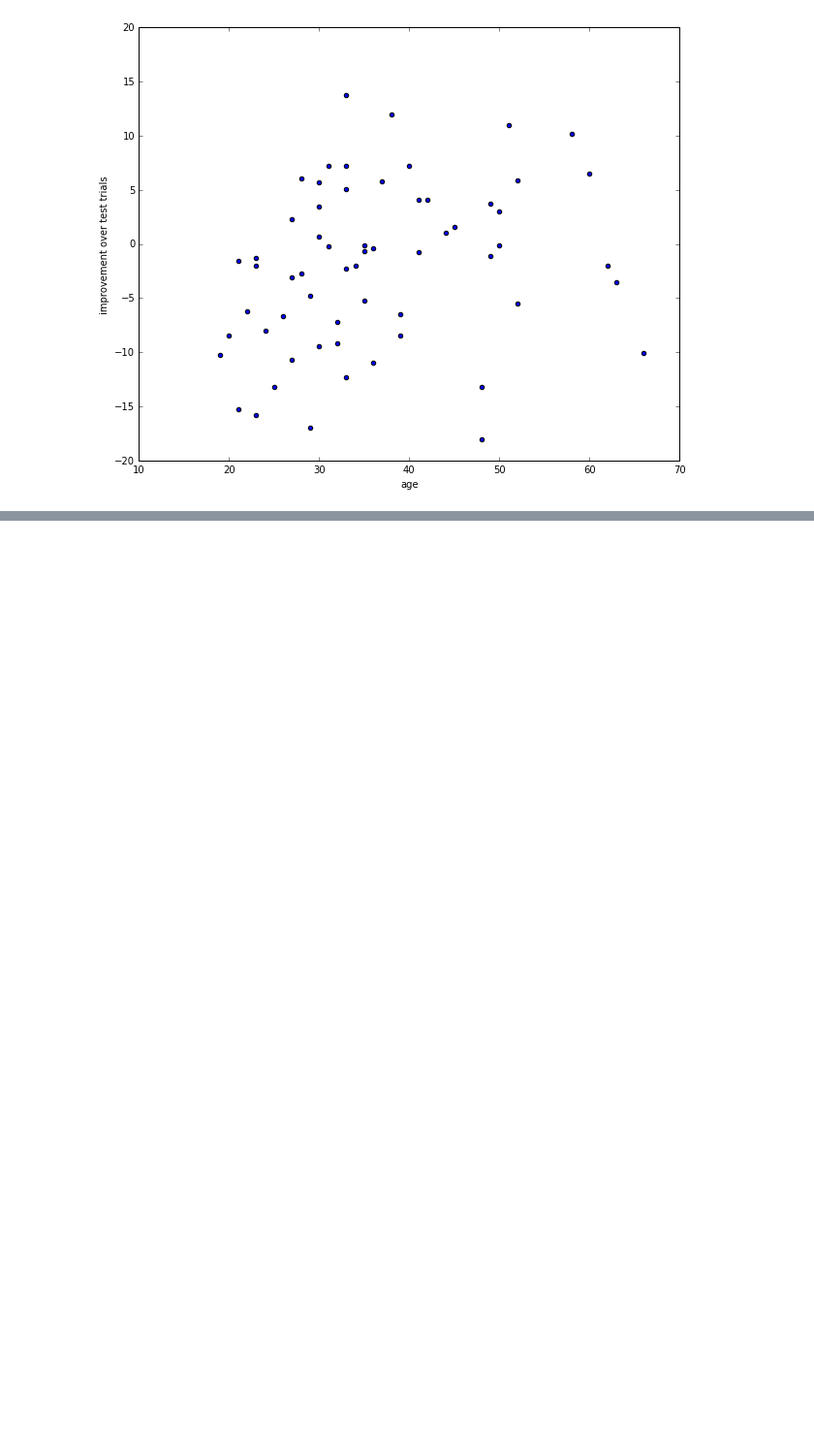
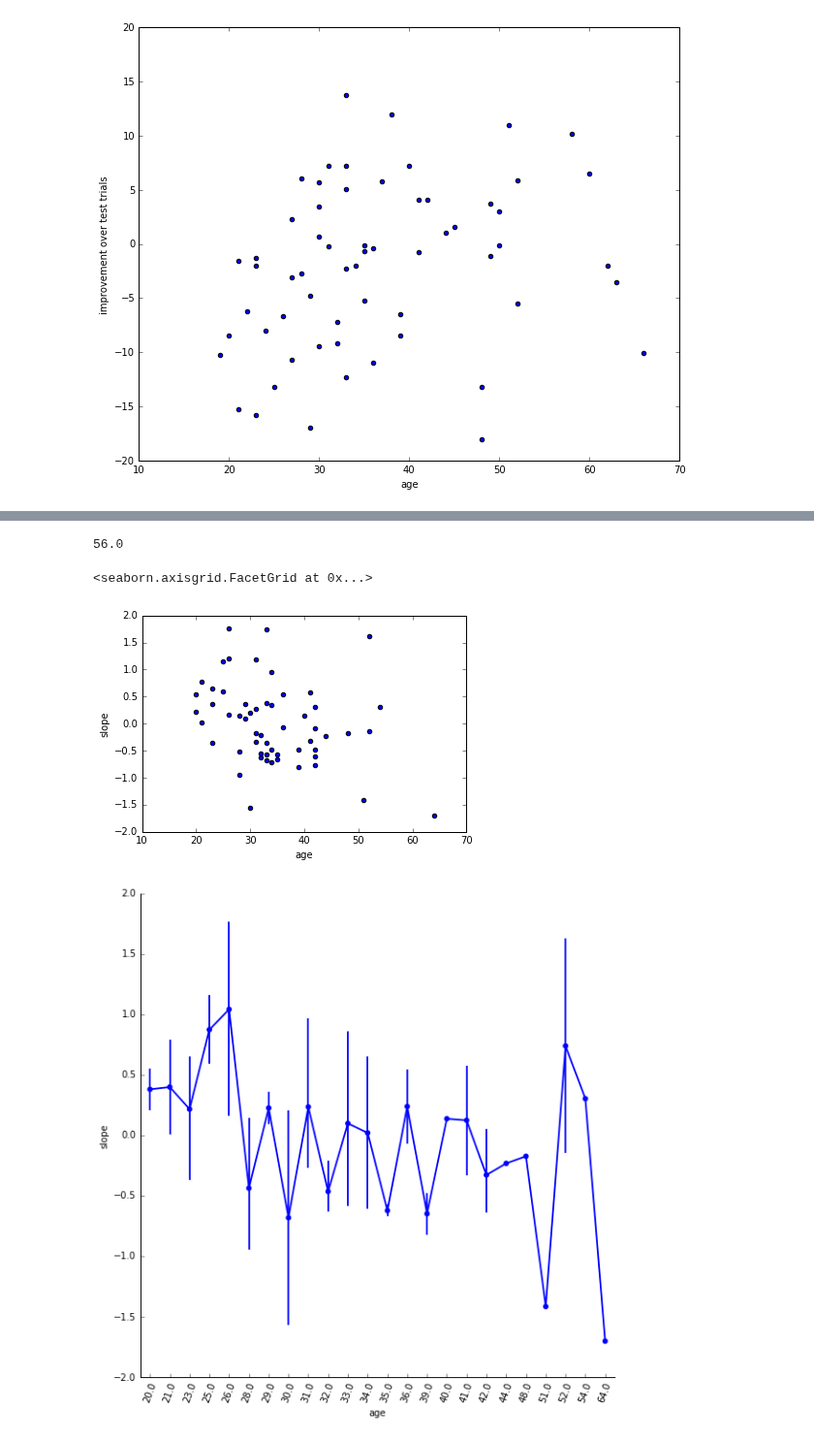
Before and after one commit to fredcallaway/planning, a Jupyter notebook: python/age_analyses.ipynb, the cells around one changed output, grey strips where cells are left out. Shown at 97% size. Drawn from its saved outputs; the diff is of its cells as text; code cells hidden in the pictures; blank space fills up the shorter version.

```diff
--- a/python/age_analyses.ipynb
+++ b/python/age_analyses.ipynb
@@ -113,0 +288,29 @@ SpearmanrResult(correlation=0.33627061418531845, pvalue=0.0080570560072356391)
+# %%
+fb = learning[learning['with_feedback']==True]
+len(fb['pid'])/20
+# %% [output]
+56.0
+# %%
+age = np.zeros(56)
+slopes = np.zeros(56)
+
+for i in np.arange(56):
+    x = np.arange(20)
+    y = fb.iloc[i*20:(i+1)*20, 1]
+    age[i] = fb.iloc[i*20, 3]
+    slope, intercept, r_value, p_value, std_err = stats.linregress(x,y)
+    slopes[i] = slope
+# %%
+age_slopes = pd.DataFrame()
+age_slopes['age'] = age
+age_slopes['slope'] = slopes
+# %%
+age_slopes = age_slopes.sort_values('age')
+# %%
+age_slopes.plot('age', 'slope', kind='scatter')
+g = sns.factorplot(x='age', y='slope', data=age_slopes, size=8)
+g.set_xticklabels(rotation=70)
+# %% [output]
+<seaborn.axisgrid.FacetGrid at 0x...>
+[figure, added]
+[figure, added]
```
Also changed, not shown: parts of 23 cells of this notebook, 1 other file.
